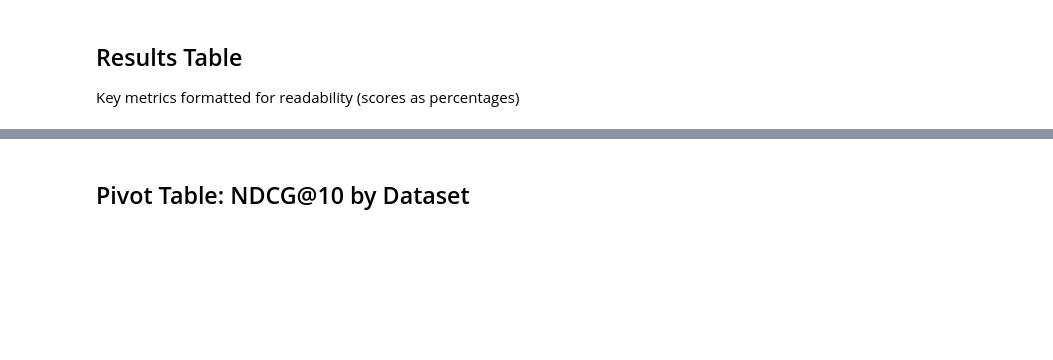
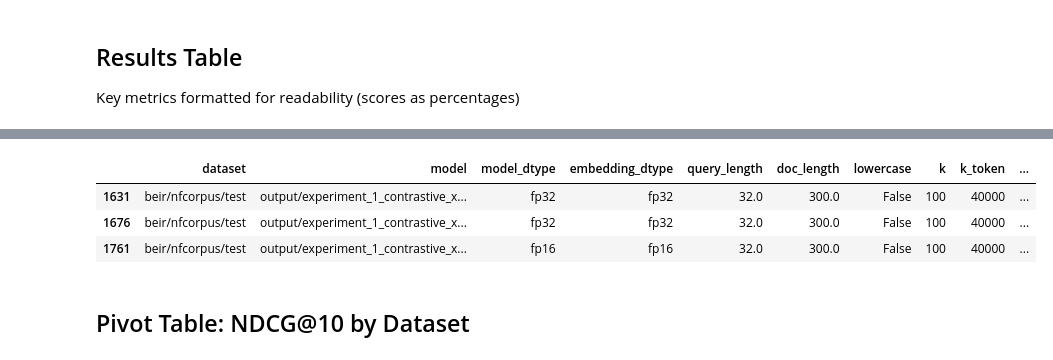
Before and after one commit to robro612/pylate, a Jupyter notebook: results_viewer.ipynb, the cells around one changed output, grey strips where cells are left out. Drawn from its saved outputs; the diff is of its cells as text; code cells hidden in the pictures; blank space fills up the shorter version.

```diff
--- a/results_viewer.ipynb
+++ b/results_viewer.ipynb
@@ -194,3 +210,10 @@ results_display.sort_values(['dataset_short', 'model_short', 'retrieval_mode'])
+# %%
+filter_df(models=['experiment_1_contrastive_xtr_primeqa_kprime_128_bs196_50k_bugfix'], datasets=['nfcorpus'], imputation_methods=['min'], k_tokens=[40_000])
+# %% [output]
+|  | dataset | model | model_dtype | embedding_dtype | query_length | doc_length | lowercase | k | k_token | ... |
+| 1631 | beir/nfcorpus/test | output/experiment_1_contrastive_x... | fp32 | fp32 | 32.0 | 300.0 | False | 100 | 40000 | ... |
+| 1676 | beir/nfcorpus/test | output/experiment_1_contrastive_x... | fp32 | fp32 | 32.0 | 300.0 | False | 100 | 40000 | ... |
+| 1761 | beir/nfcorpus/test | output/experiment_1_contrastive_x... | fp16 | fp16 | 32.0 | 300.0 | False | 100 | 40000 | ... |
 # %% [markdown]
 ## Pivot Table: NDCG@10 by Dataset
 # %%
```
Also changed, not shown: parts of 15 cells of this notebook, 29 other files.
